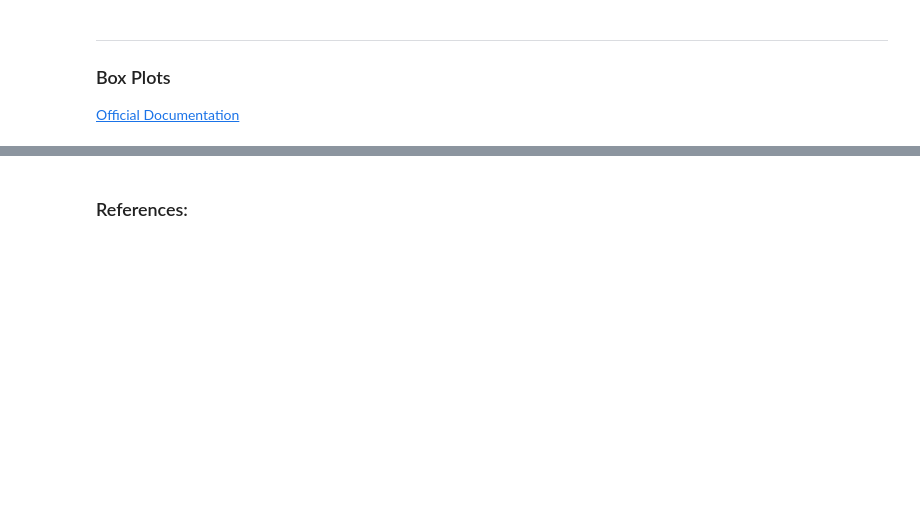
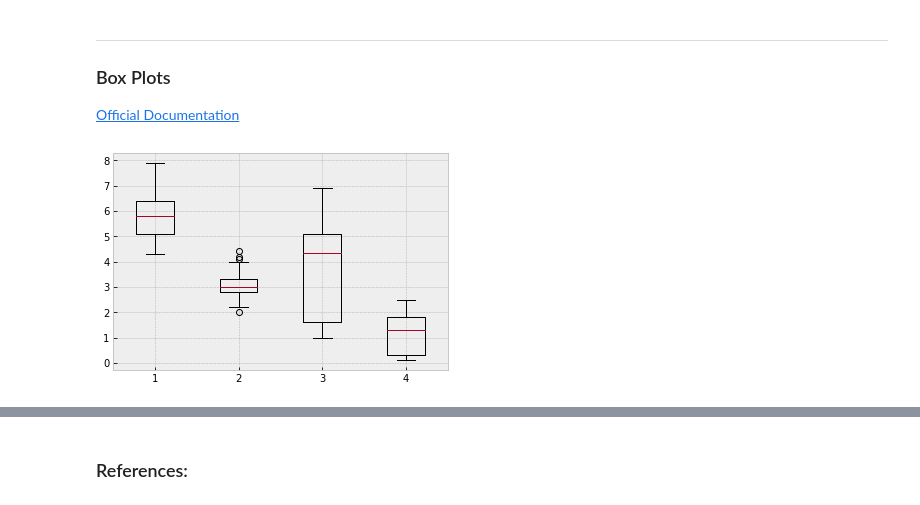
Before and after one commit to ShanePAustin/fundamentals-of-data-analysis, a Jupyter notebook: pyplot.ipynb, the cells around one changed output, grey strips where cells are left out. Saved outputs shown, nothing was run; the diff lists cells and outputs as text; code cells hidden in the pictures; blank space fills up the shorter version.

Commit message:
Boxplots start

```diff
--- a/pyplot.ipynb
+++ b/pyplot.ipynb
@@ -541,3 +538,12 @@ plt.show()
 ---
 ### Box Plots
 [Official Documentation](https://matplotlib.org/3.1.1/api/_as_gen/matplotlib.pyplot.boxplot.html)
+# %%
+#Drop Species to make data all numerical
+box_df = df.drop('Species', axis=1)
+
+#Use boxplot() to plot the new dataframe
+plt.boxplot(box_df)
+plt.show()
+# %% [output]
+[figure, added]
```
Also changed, not shown: parts of 12 cells of this notebook, 5 other files.
